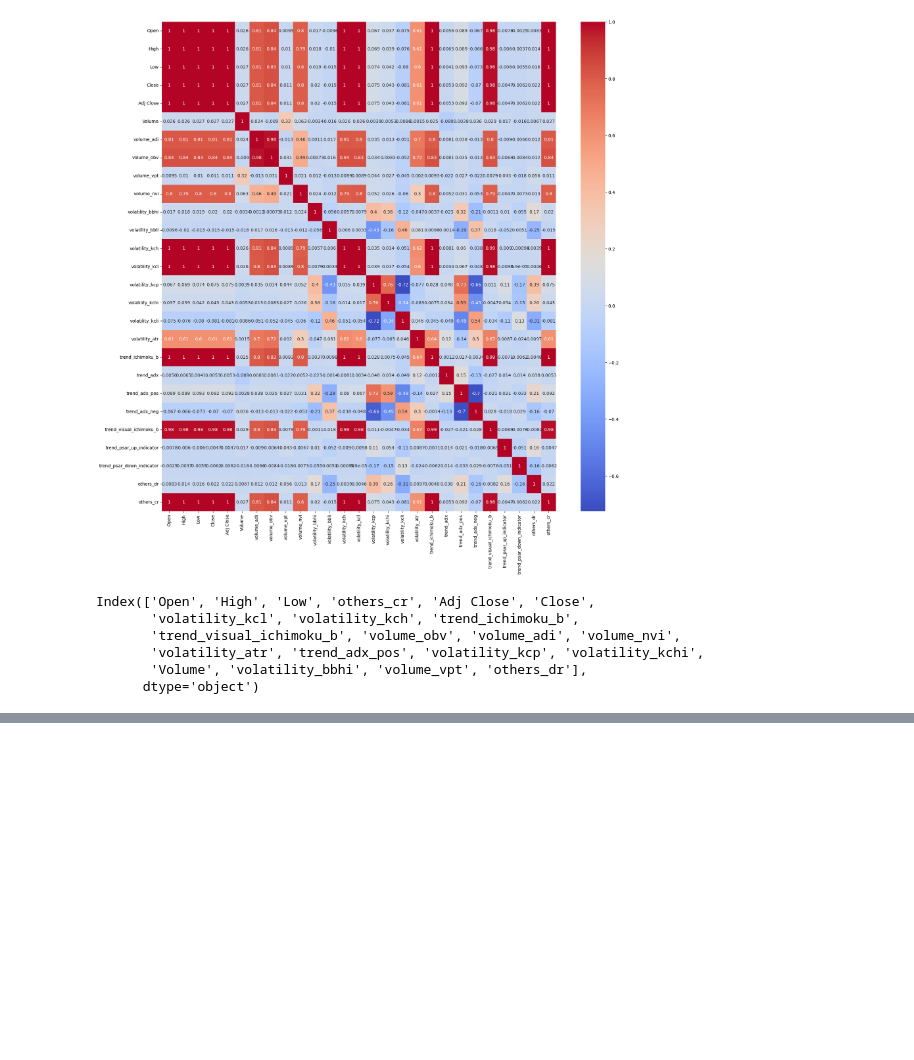
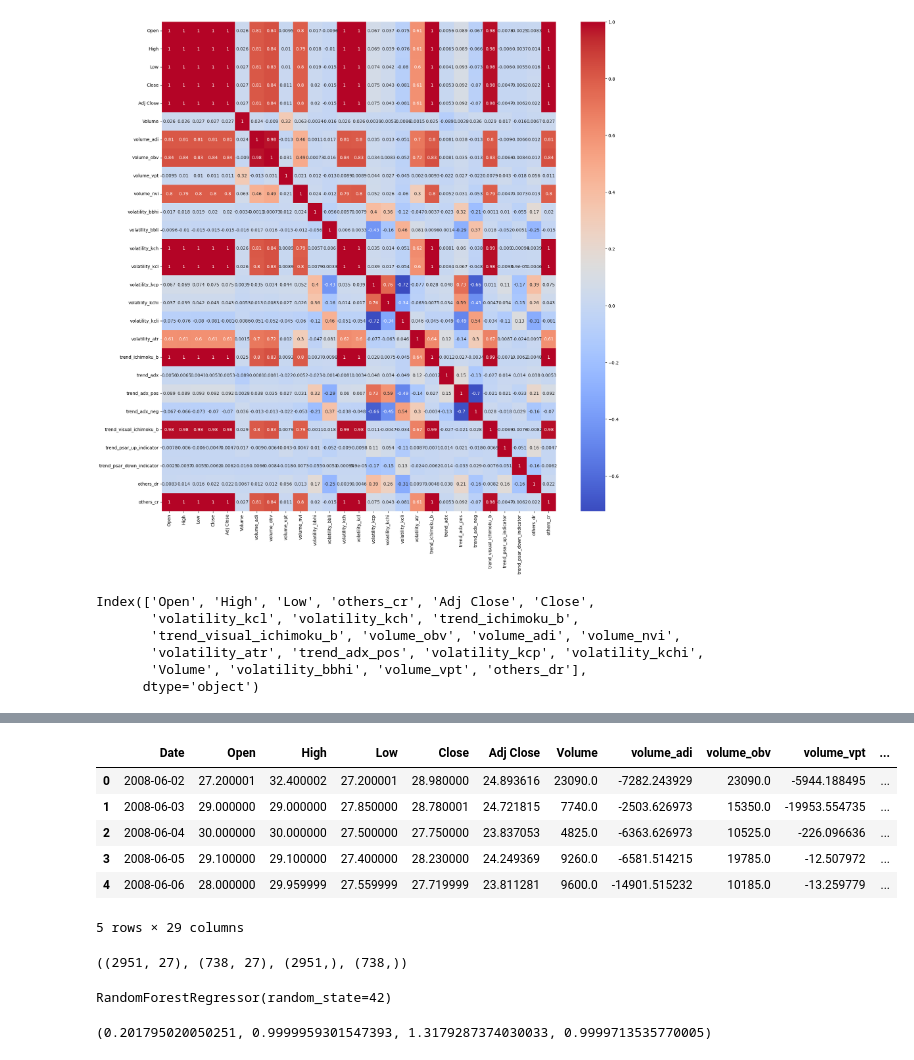
Before and after one commit to yyan17/SIADS-699, a Jupyter notebook: notebooks/random_forest.ipynb, the cells around one changed output, grey strips where cells are left out. Drawn from its saved outputs; the diff is of its cells as text; code cells hidden in the pictures; blank space fills up the shorter version.

```diff
--- a/notebooks/random_forest.ipynb
+++ b/notebooks/random_forest.ipynb
@@ -119,0 +166,54 @@ Index(['High', 'Low', 'volume_obv', 'trend_ichimoku_b', 'others_cr'], dtype='obj
+# %%
+data.head()
+# %% [output]
+|  | Date | Open | High | Low | Close | Adj Close | Volume | volume_adi | volume_obv | volume_vpt | ... |
+| 0 | 2008-06-02 | 27.200001 | 32.400002 | 27.200001 | 28.980000 | 24.893616 | 23090.0 | -7282.243929 | 23090.0 | -5944.188495 | ... |
+| 1 | 2008-06-03 | 29.000000 | 29.000000 | 27.850000 | 28.780001 | 24.721815 | 7740.0 | -2503.626973 | 15350.0 | -19953.554735 | ... |
+| 2 | 2008-06-04 | 30.000000 | 30.000000 | 27.500000 | 27.750000 | 23.837053 | 4825.0 | -6363.626973 | 10525.0 | -226.096636 | ... |
+| 3 | 2008-06-05 | 29.100000 | 29.100000 | 27.400000 | 28.230000 | 24.249369 | 9260.0 | -6581.514215 | 19785.0 | -12.507972 | ... |
+| 4 | 2008-06-06 | 28.000000 | 29.959999 | 27.559999 | 27.719999 | 23.811281 | 9600.0 | -14901.515232 | 10185.0 | -13.259779 | ... |
+5 rows × 29 columns
+# %%
+from sklearn.model_selection import train_test_split
+
+# Define the features and the target
+X = data.drop(['Date', 'Close'], axis=1)
+y = data['Close']
+
+# Split the data into training and testing sets
+X_train, X_test, y_train, y_test = train_test_split(X, y, test_size=0.2, random_state=42)
+
+# Print the shapes of the training and testing sets
+X_train.shape, X_test.shape, y_train.shape, y_test.shape
+# %% [output]
+((2951, 27), (738, 27), (2951,), (738,))
+# %%
+from sklearn.ensemble import RandomForestRegressor
+
+# Initialize the random forest regressor
+rf = RandomForestRegressor(random_state=42)
+
+# Train the model
+rf.fit(X_train, y_train)
+# %% [output]
+RandomForestRegressor(random_state=42)
+# %%
+from sklearn.metrics import mean_squared_error, r2_score
+
+# Predict on the training data
+y_train_pred = rf.predict(X_train)
+
+# Predict on the testing data
+y_test_pred = rf.predict(X_test)
+
+# Calculate MSE and R^2 for the training data
+mse_train = mean_squared_error(y_train, y_train_pred)
+r2_train = r2_score(y_train, y_train_pred)
+
+# Calculate MSE and R^2 for the testing data
+mse_test = mean_squared_error(y_test, y_test_pred)
+r2_test = r2_score(y_test, y_test_pred)
+
+mse_train, r2_train, mse_test, r2_test
+# %% [output]
+(0.201795020050251, 0.9999959301547393, 1.3179287374030033, 0.9999713535770005)
```
Also changed, not shown: parts of 12 cells of this notebook.
